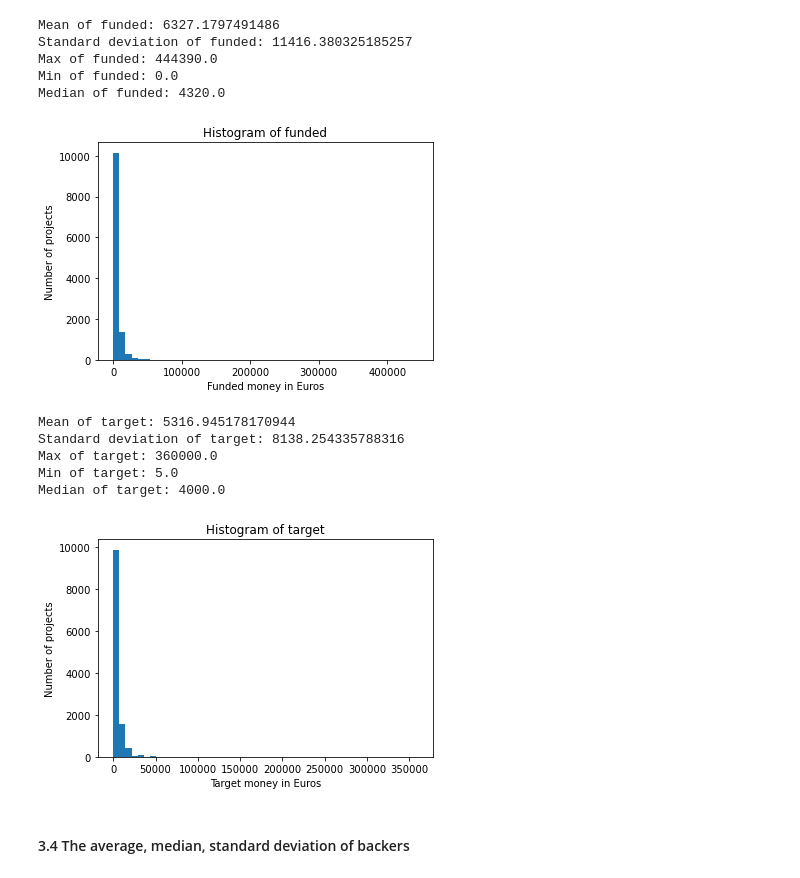
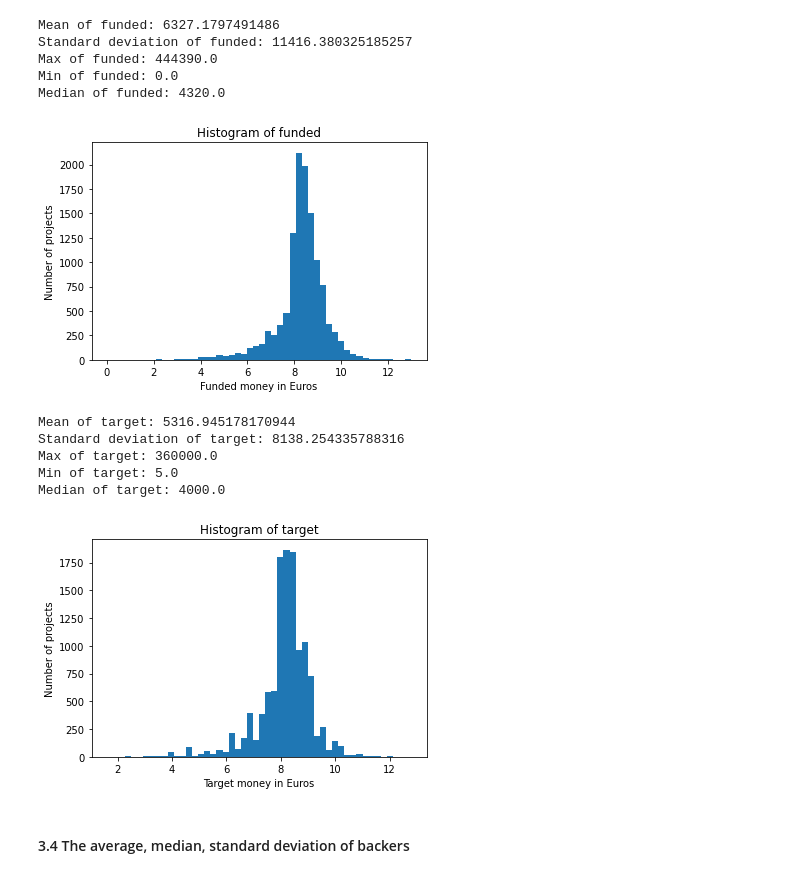
Before and after one commit to nghiadanh26/Crowdfunding, a Jupyter notebook: analyze_data.ipynb, the cells around one changed output. Saved outputs shown, nothing was run; the diff lists cells and outputs as text; code cells hidden in the pictures.

```diff
--- a/analyze_data.ipynb
+++ b/analyze_data.ipynb
@@ -124,13 +133,13 @@ Max of funded: 444390.0
 Min of funded: 0.0
 Median of funded: 4320.0
 # %%
-plt.hist(funded,bins=50)
+plt.hist(np.log(funded[funded != 0]),bins=50)
 plt.xlabel('Funded money in Euros')
 plt.ylabel('Number of projects')
 plt.title('Histogram of funded')
 plt.show()
 # %% [output]
-[figure, old version]
+[figure, new version]
 # %%
 target = pd.concat([s_projects['target'],f_projects['target']])
 print('Mean of target: {}'.format(target.mean()))
@@ -145,13 +154,13 @@ Max of target: 360000.0
 Min of target: 5.0
 Median of target: 4000.0
 # %%
-plt.hist(target,bins=50)
+plt.hist(np.log(target),bins=50)
 plt.xlabel('Target money in Euros')
 plt.ylabel('Number of projects')
 plt.title('Histogram of target')
 plt.show()
 # %% [output]
-[figure, old version]
+[figure, new version]
 # %% [markdown]
 #### 3.4 The average, median, standard deviation of backers
 # %%
```
Also changed, not shown: parts of 16 cells of this notebook.
